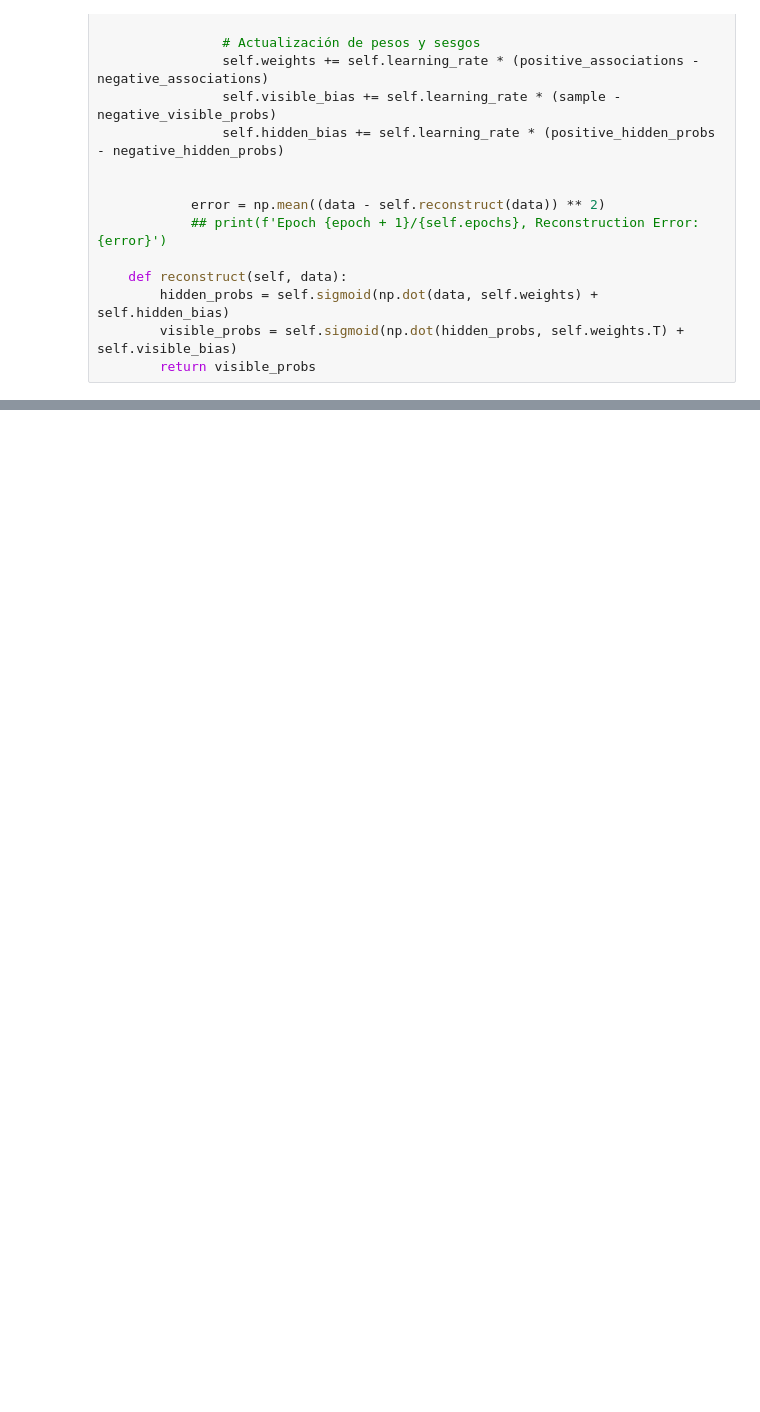
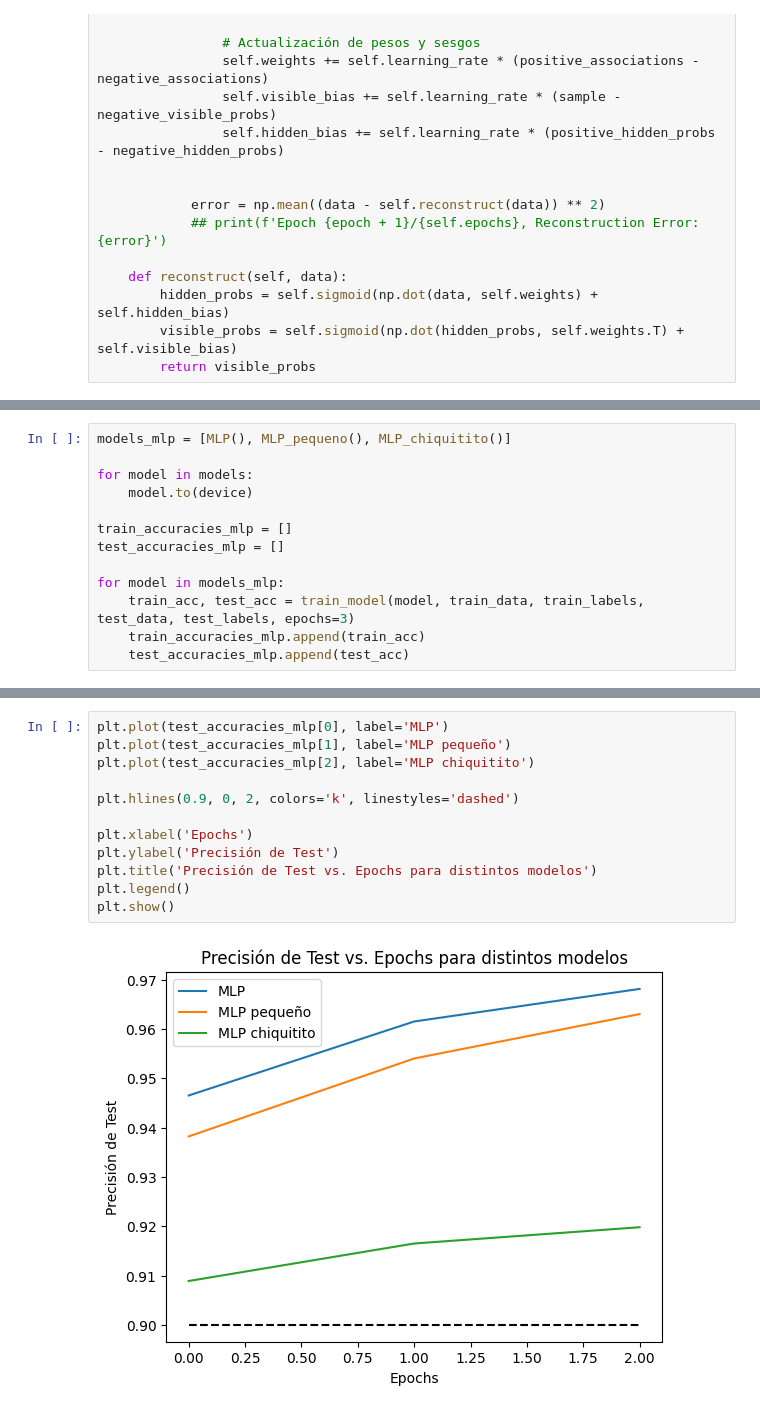
Before and after one commit to jstejman/Redes-Neuronales, a Jupyter notebook: tp2/tp2.ipynb, the cells around one changed output, grey strips where cells are left out. Drawn from its saved outputs; the diff is of its cells as text; blank space fills up the shorter version.

```diff
--- a/tp2/tp2.ipynb
+++ b/tp2/tp2.ipynb
@@ -477,0 +664,13 @@ plt.show()
+# %%
+models_mlp = [MLP(), MLP_pequeno(), MLP_chiquitito()]
+
+for model in models:
+    model.to(device)
+
+train_accuracies_mlp = []
+test_accuracies_mlp = []
+
+for model in models_mlp:
+    train_acc, test_acc = train_model(model, train_data, train_labels, test_data, test_labels, epochs=3)
+    train_accuracies_mlp.append(train_acc)
+    test_accuracies_mlp.append(test_acc)
@@ -477,0 +687,14 @@ plt.show()
+# %%
+plt.plot(test_accuracies_mlp[0], label='MLP')
+plt.plot(test_accuracies_mlp[1], label='MLP pequeño')
+plt.plot(test_accuracies_mlp[2], label='MLP chiquitito')
+
+plt.hlines(0.9, 0, 2, colors='k', linestyles='dashed')
+
+plt.xlabel('Epochs')
+plt.ylabel('Precisión de Test')
+plt.title('Precisión de Test vs. Epochs para distintos modelos')
+plt.legend()
+plt.show()
+# %% [output]
+[figure, added]
```
Also changed, not shown: parts of 23 cells of this notebook.
